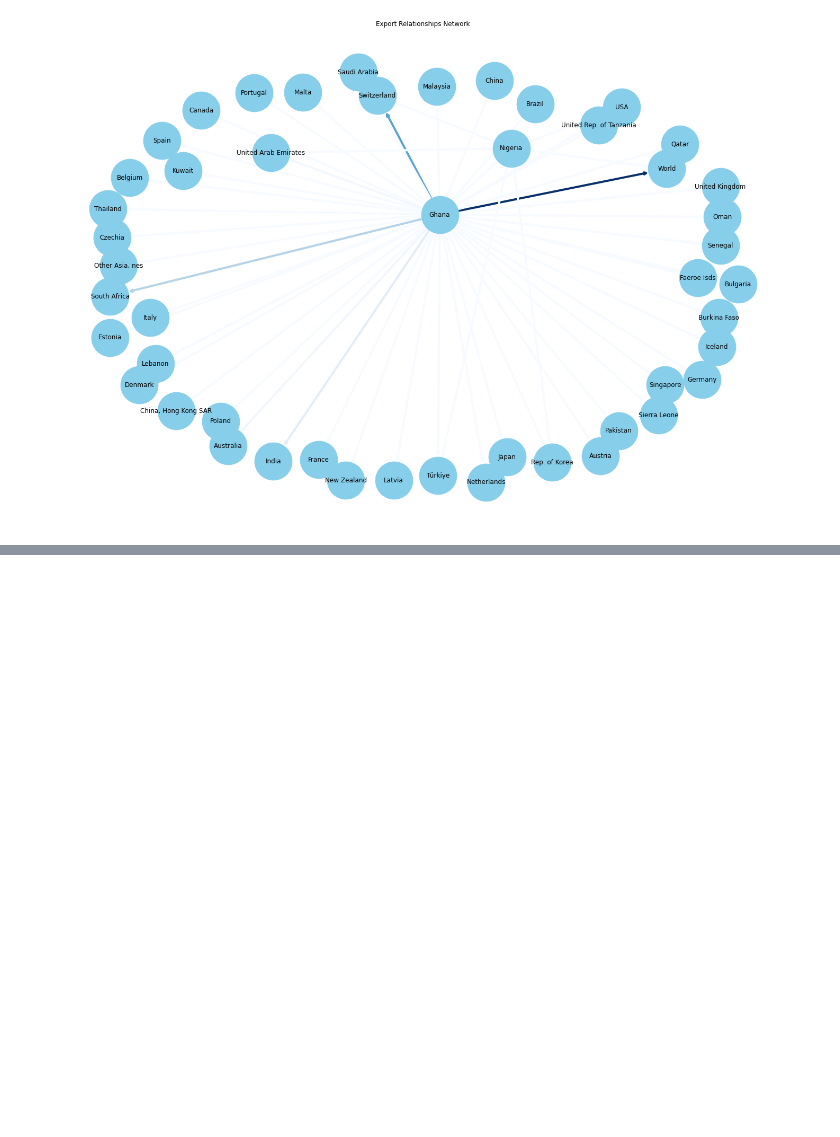
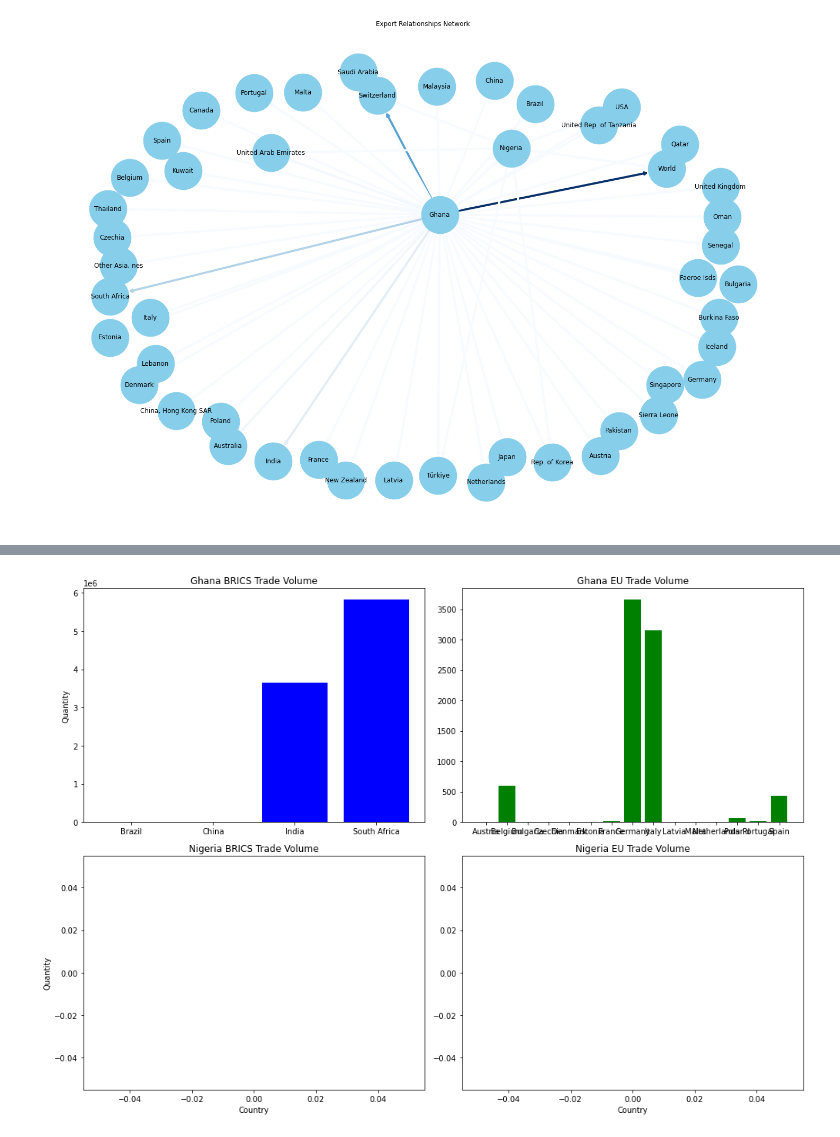
Before and after one commit to MrEktirir/Gold_Trade, a Jupyter notebook: Ghana_Nigeria_Gold_Trade_Analysis.ipynb, the cells around one changed output, grey strips where cells are left out. Cells and saved outputs as stored; diff of their text form; code cells hidden in the pictures; blank space fills up the shorter version.

Commit message:
update_visualization
* new charts have been added.

```diff
--- a/Ghana_Nigeria_Gold_Trade_Analysis.ipynb
+++ b/Ghana_Nigeria_Gold_Trade_Analysis.ipynb
@@ -626,0 +608,47 @@ population_info = {
+# %%
+# BRICS ülkeleri
+brics_countries = ['Brazil', 'Russia', 'India', 'China', 'South Africa']
+
+# Avrupa Birliği (EU) üyeleri (2021 itibariyle güncel liste)
+eu_countries = ['Austria', 'Belgium', 'Bulgaria', 'Croatia', 'Cyprus', 'Czechia', 'Denmark',
+                'Estonia', 'Finland', 'France', 'Germany', 'Greece', 'Hungary', 'Ireland',
+                'Italy', 'Latvia', 'Lithuania', 'Luxembourg', 'Malta', 'Netherlands',
+                'Poland', 'Portugal', 'Romania', 'Slovakia', 'Slovenia', 'Spain', 'Sweden']
+# %%
+# Ghana'nın BRICS ve EU ile ticareti
+ghana_df = df[df['ReporterDesc'] == 'Ghana']
+ghana_brics = ghana_df[ghana_df['PartnerDesc'].isin(brics_countries)].groupby('PartnerDesc')['Qty'].sum()
+ghana_eu = ghana_df[ghana_df['PartnerDesc'].isin(eu_countries)].groupby('PartnerDesc')['Qty'].sum()
+
+# Nigeria'nın BRICS ve EU ile ticareti
+nigeria_df = df[df['ReporterDesc'] == 'Nigeria']
+nigeria_brics = nigeria_df[nigeria_df['PartnerDesc'].isin(brics_countries)].groupby('PartnerDesc')['Qty'].sum()
+nigeria_eu = nigeria_df[nigeria_df['PartnerDesc'].isin(eu_countries)].groupby('PartnerDesc')['Qty'].sum()
+
+# Grafikler
+fig, axs = plt.subplots(2, 2, figsize=(14, 10))
+
+# Ghana BRICS
+axs[0, 0].bar(ghana_brics.index, ghana_brics.values, color='b')
+axs[0, 0].set_title('Ghana BRICS Trade Volume')
+axs[0, 0].set_ylabel('Quantity')
+
+# Ghana EU
+axs[0, 1].bar(ghana_eu.index, ghana_eu.values, color='g')
+axs[0, 1].set_title('Ghana EU Trade Volume')
+
+# Nigeria BRICS
+axs[1, 0].bar(nigeria_brics.index, nigeria_brics.values, color='r')
+axs[1, 0].set_title('Nigeria BRICS Trade Volume')
+axs[1, 0].set_ylabel('Quantity')
+axs[1, 0].set_xlabel('Country')
+
+# Nigeria EU
+axs[1, 1].bar(nigeria_eu.index, nigeria_eu.values, color='orange')
+axs[1, 1].set_title('Nigeria EU Trade Volume')
+axs[1, 1].set_xlabel('Country')
+
+plt.tight_layout()
+plt.show()
+# %% [output]
+[figure, added]
```
Also changed, not shown: parts of 3 cells of this notebook.
